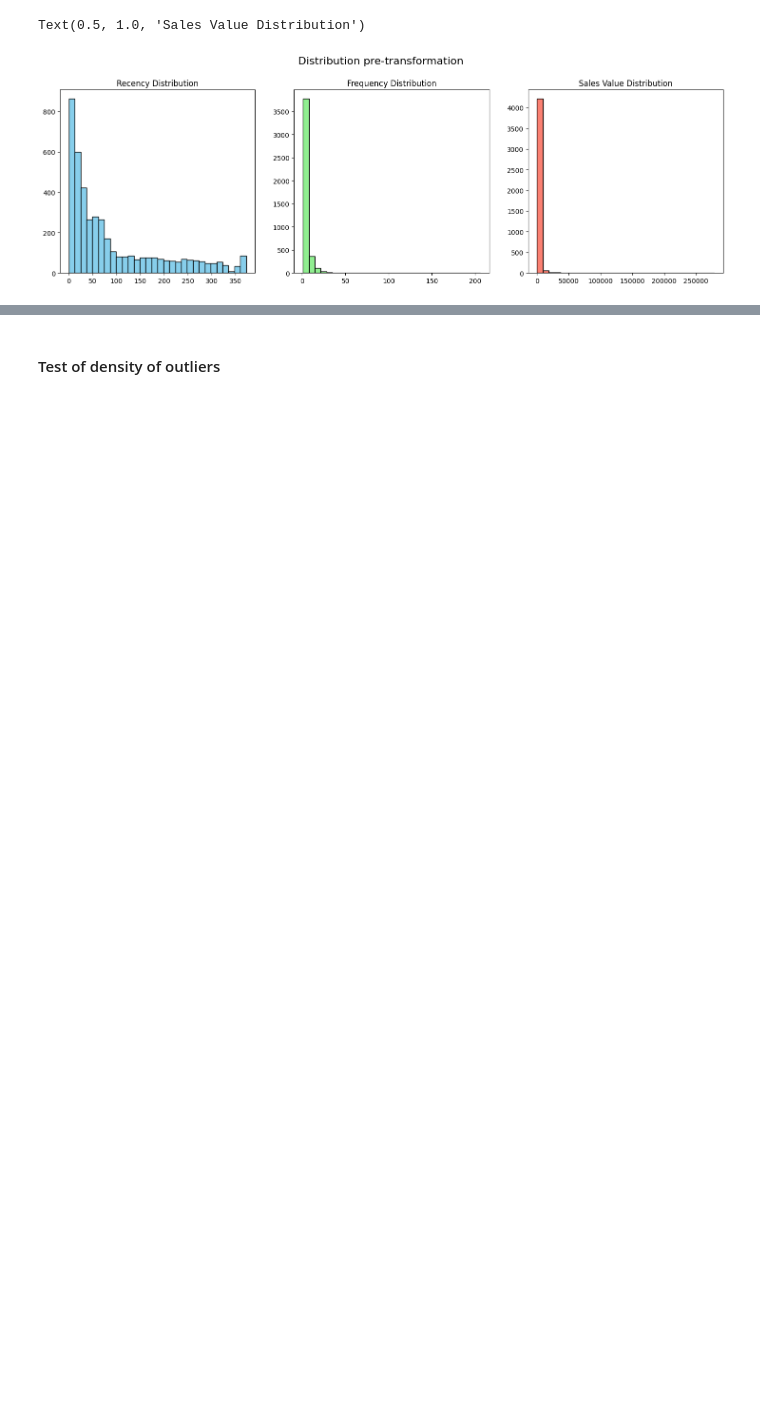
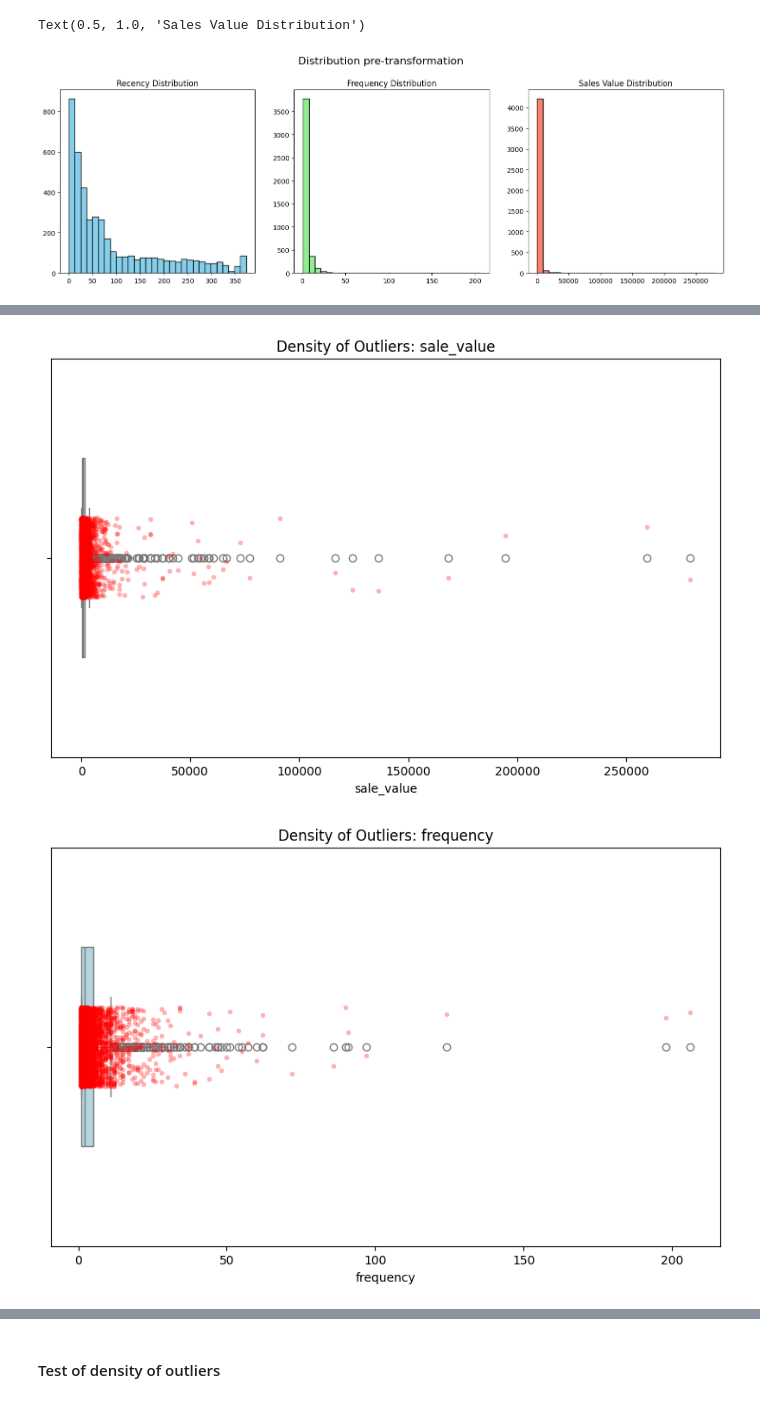
Before and after one commit to CaballeroRAR/ds_projects_collabs, a Jupyter notebook: 1-cluster_retail_uci/notebook/cluster_retail.ipynb, the cells around one changed output, grey strips where cells are left out. Drawn from its saved outputs; the diff is of its cells as text; code cells hidden in the pictures; blank space fills up the shorter version.

```diff
--- a/1-cluster_retail_uci/notebook/cluster_retail.ipynb
+++ b/1-cluster_retail_uci/notebook/cluster_retail.ipynb
@@ -750 +676,8 @@ plt.show()
+# %%
+# Density of outliers dataframe df_rfm
+plot_outlier_density(df_rfm, 'sale_value')
+plot_outlier_density(df_rfm, 'frequency')
+# %% [output]
+[figure, added]
+[figure, added]
 # %% [markdown]
```
Also changed, not shown: parts of 14 cells of this notebook, 1 other file.
